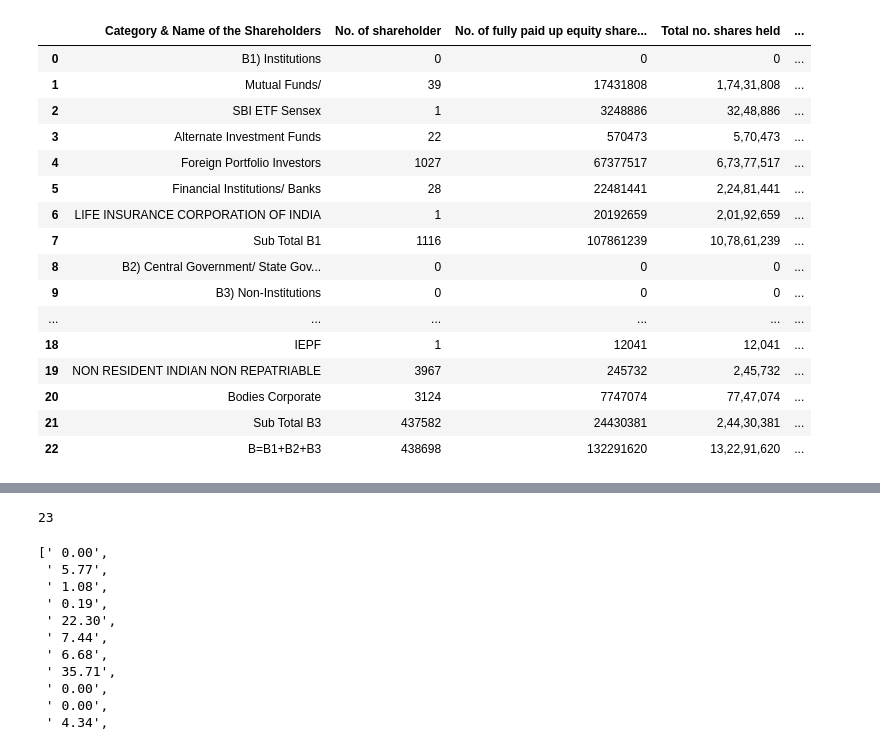
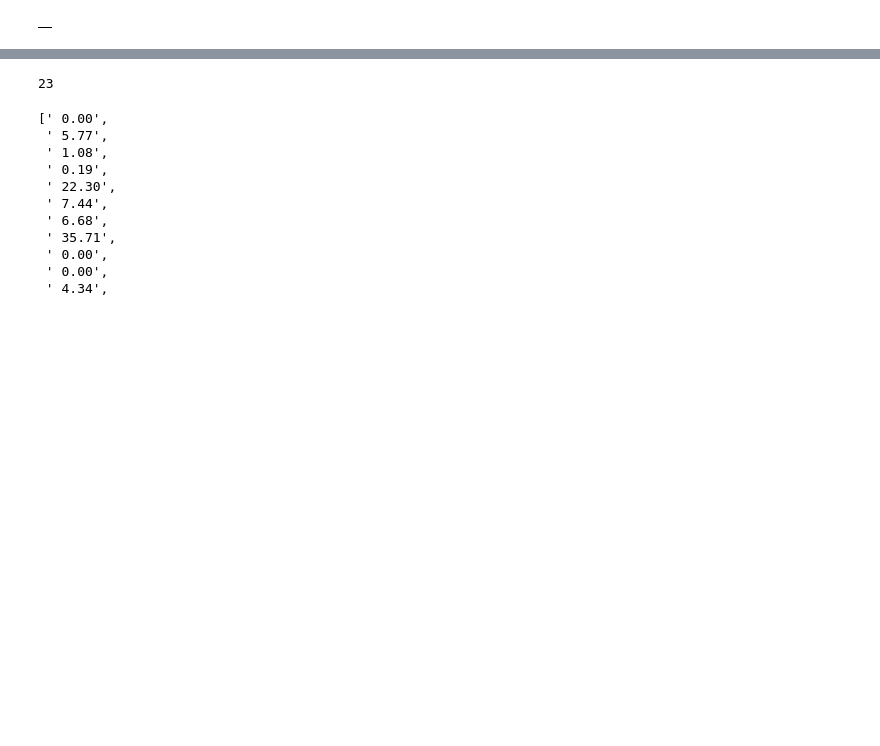
Before and after one commit to abhishekzgithub/bseholder, a Jupyter notebook: bse.ipynb, the cells around one changed output, grey strips where cells are left out. Cells and saved outputs as stored; diff of their text form; code cells hidden in the pictures; blank space fills up the shorter version.

```diff
--- a/bse.ipynb
+++ b/bse.ipynb
@@ -13,56 +13,41 @@ from lxml import html
 # tree = html.fromstring(r.content)
 # print(tree.xpath(table_xpath))
 # %%
-def PublicShareholder_df():
-    try:
-        #URL=r'https://www.bseindia.com/corporates/shpPromoterNGroup.aspx?scripcd=532500&qtrid=102.00&QtrName=June%202019'
-        URL=r'https://www.bseindia.com/corporates/shpPublicShareholder.aspx?scripcd=532500&qtrid=101.00&QtrName=June%202019'
-        r = requests.get(URL)
-        tree = html.fromstring(r.content)
-        ll=tree.xpath('//*[@class="innertable_header1"]/text()')
-        cols=ll
-        df=pd.DataFrame(columns=cols)
-        for i in range(0,len(ll)):
-            try:
-                tr_elements=tree.xpath(f'//tr[3]//td[{i+2}]')
-                if i==2:
-                    df[cols[i]]=[(T.text_content()) for T in tr_elements][2:]
-                elif i+2==5:
-                    df[cols[i]]=[tree.xpath(f'//tr[{i}]//td[7]')[0].text_content() for i in range(7,df.shape[0]-1+7+1)]
-                elif i+2==6:
-                    df[cols[i]]=[tree.xpath(f'//tr[{i}]//td[8]')[0].text_content() for i in range(7,df.shape[0]-1+7+1)]
-                elif i+2 in (7,8) :
-                    df[cols[i]]=[(T.text_content()) for T in tr_elements][1:]
-                elif i+2==9:
-                    df[cols[i]]=[tree.xpath(f'//tr[{i}]//td[19]')[0].text_content() for i in range(7,df.shape[0]-1+7+1)]
-                else:
-                    df[cols[i]]=[(T.text_content()) for T in tr_elements][3:]
-            except Exception:
-                print(Exception)
-                print(i+2)
-                continue
-    except ValueError:
-        print(ValueError)
-        print(i)
-    return df.replace(r'^\s*$', 0, regex=True)
-df=PublicShareholder_df()
-df1=df
-df1
+try:
+    #URL=r'https://www.bseindia.com/corporates/shpPromoterNGroup.aspx?scripcd=532500&qtrid=102.00&QtrName=June%202019'
+    #URL=r'https://www.bseindia.com/corporates/shpPublicShareholder.aspx?scripcd=532500&qtrid=101.00&QtrName=June%202019'
+    URL=r'https://www.bseindia.com/stock-share-price/shp-latest/scripcode/532500/'
+    r = requests.get(URL)
+    tree = html.fromstring(r.content)
+    ll=tree.xpath('//*[@class="innertable_header1"]/text()')
+    cols=ll
+    df=pd.DataFrame(columns=cols)
+    for i in range(0,len(ll)):
+        try:
+            tr_elements=tree.xpath(f'//tr[3]//td[{i+2}]')
+            if i==2:
+                df[cols[i]]=[(T.text_content()) for T in tr_elements][2:]
+            elif i+2==5:
+                df[cols[i]]=[tree.xpath(f'//tr[{i}]//td[7]')[0].text_content() for i in range(7,df.shape[0]-1+7+1)]
+            elif i+2==6:
+                df[cols[i]]=[tree.xpath(f'//tr[{i}]//td[8]')[0].text_content() for i in range(7,df.shape[0]-1+7+1)]
+            elif i+2 in (7,8) :
+                df[cols[i]]=[(T.text_content()) for T in tr_elements][1:]
+            elif i+2==9:
+                df[cols[i]]=[tree.xpath(f'//tr[{i}]//td[19]')[0].text_content() for i in range(7,df.shape[0]-1+7+1)]
+            else:
+                df[cols[i]]=[(T.text_content()) for T in tr_elements][3:]
+        except Exception:
+            print(Exception)
+            print(i+2)
+            continue
+except ValueError:
+    print(ValueError)
+    print(i)
+    #return df.replace(r'^\s*$', 0, regex=True)
+#df=PublicShareholder_df()
+#df1=df
+#df1
+df
 # %% [output]
-|  | Category & Name of the Shareholders | No. of shareholder | No. of fully paid up equity share... | Total no. shares held | ... |
-| 0 | B1) Institutions | 0 | 0 | 0 | ... |
-| 1 | Mutual Funds/ | 39 | 17431808 | 1,74,31,808 | ... |
-| 2 | SBI ETF Sensex | 1 | 3248886 | 32,48,886 | ... |
-| 3 | Alternate Investment Funds | 22 | 570473 | 5,70,473 | ... |
-| 4 | Foreign Portfolio Investors | 1027 | 67377517 | 6,73,77,517 | ... |
-| 5 | Financial Institutions/ Banks | 28 | 22481441 | 2,24,81,441 | ... |
-| 6 | LIFE INSURANCE CORPORATION OF INDIA | 1 | 20192659 | 2,01,92,659 | ... |
-| 7 | Sub Total B1 | 1116 | 107861239 | 10,78,61,239 | ... |
-| 8 | B2) Central Government/ State Gov... | 0 | 0 | 0 | ... |
-| 9 | B3) Non-Institutions | 0 | 0 | 0 | ... |
-| ... | ... | ... | ... | ... | ... |
-| 18 | IEPF | 1 | 12041 | 12,041 | ... |
-| 19 | NON RESIDENT INDIAN NON REPATRIABLE | 3967 | 245732 | 2,45,732 | ... |
-| 20 | Bodies Corporate | 3124 | 7747074 | 77,47,074 | ... |
-| 21 | Sub Total B3 | 437582 | 24430381 | 2,44,30,381 | ... |
-| 22 | B=B1+B2+B3 | 438698 | 132291620 | 13,22,91,620 | ... |
+|  |
```
Also changed, not shown: parts of 2 cells of this notebook, 1 other file.
